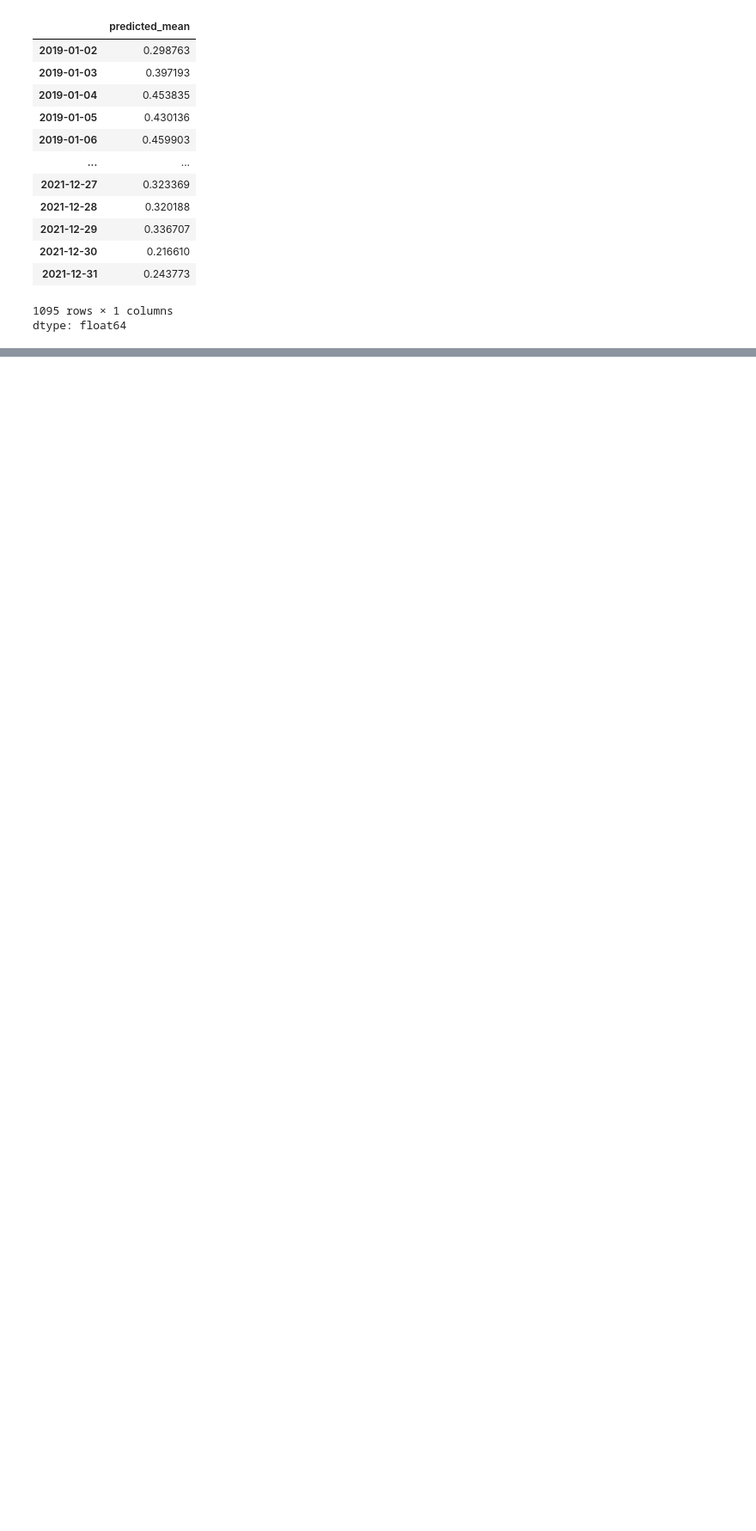
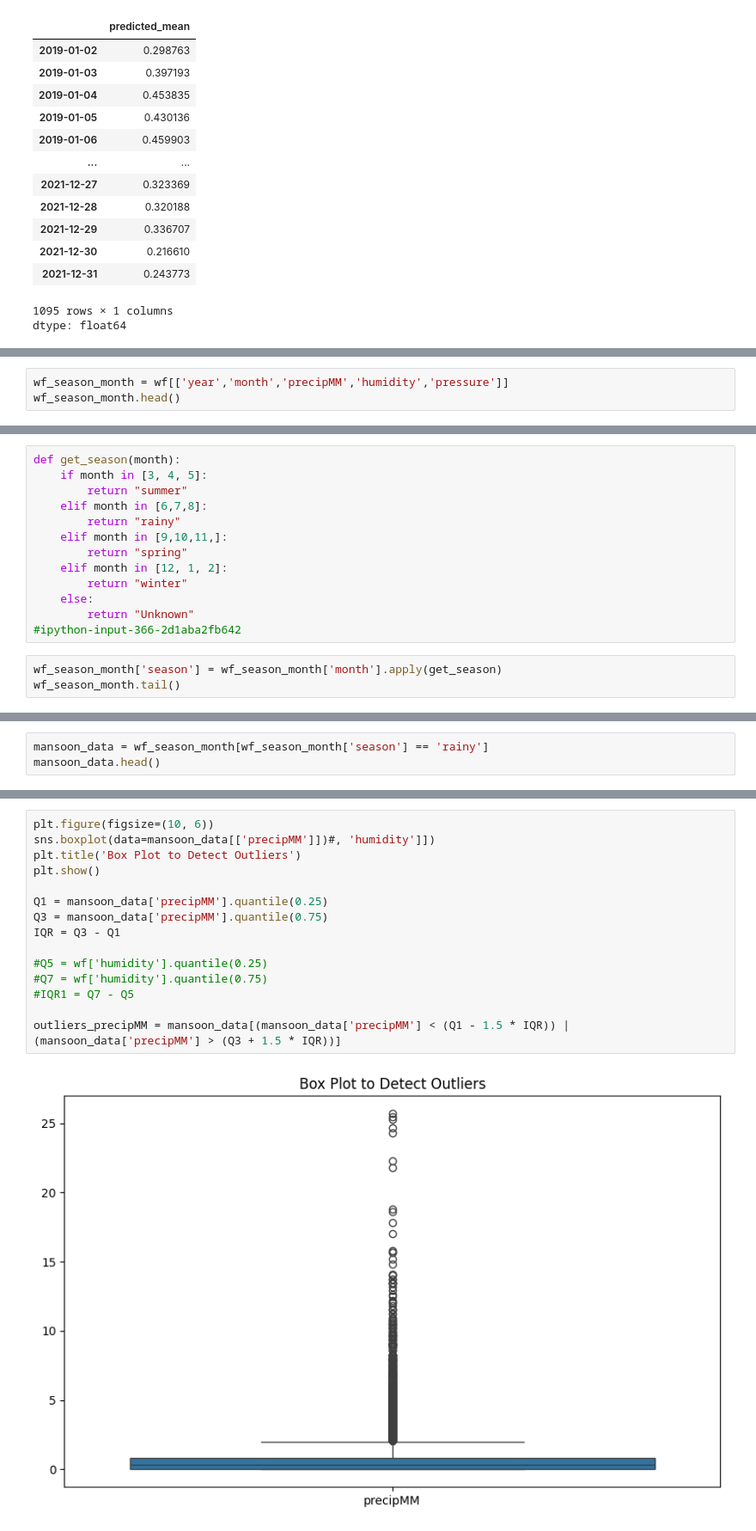
Before and after one commit to Bharathkumar1404/data-science-final-project, a Jupyter notebook: project.ipynb, the cells around one changed output, grey strips where cells are left out. Shown at 86% size. Drawn from its saved outputs; the diff is of its cells as text; blank space fills up the shorter version.

```diff
--- a/project.ipynb
+++ b/project.ipynb
@@ -536,0 +1340,3 @@ R²: 0.9290799870371329
+# %%
+wf_season_month = wf[['year','month','precipMM','humidity','pressure']]
+wf_season_month.head()
@@ -536,0 +1351,16 @@ R²: 0.9290799870371329
+# %%
+def get_season(month):
+    if month in [3, 4, 5]:
+        return "summer"
+    elif month in [6,7,8]:
+        return "rainy"
+    elif month in [9,10,11,]:
+        return "spring"
+    elif month in [12, 1, 2]:
+        return "winter"
+    else:
+        return "Unknown"
+#ipython-input-366-2d1aba2fb642
+# %%
+wf_season_month['season'] = wf_season_month['month'].apply(get_season)
+wf_season_month.tail()
@@ -536,0 +1380,3 @@ R²: 0.9290799870371329
+# %%
+mansoon_data = wf_season_month[wf_season_month['season'] == 'rainy']
+mansoon_data.head()
@@ -536,0 +1391,17 @@ R²: 0.9290799870371329
+# %%
+plt.figure(figsize=(10, 6))
+sns.boxplot(data=mansoon_data[['precipMM']])#, 'humidity']])
+plt.title('Box Plot to Detect Outliers')
+plt.show()
+
+Q1 = mansoon_data['precipMM'].quantile(0.25)
+Q3 = mansoon_data['precipMM'].quantile(0.75)
+IQR = Q3 - Q1
+
+#Q5 = wf['humidity'].quantile(0.25)
+#Q7 = wf['humidity'].quantile(0.75)
+#IQR1 = Q7 - Q5
+
+outliers_precipMM = mansoon_data[(mansoon_data['precipMM'] < (Q1 - 1.5 * IQR)) | (mansoon_data['precipMM'] > (Q3 + 1.5 * IQR))]
+# %% [output]
+[figure, added]
```
Also changed, not shown: parts of 92 cells of this notebook.
